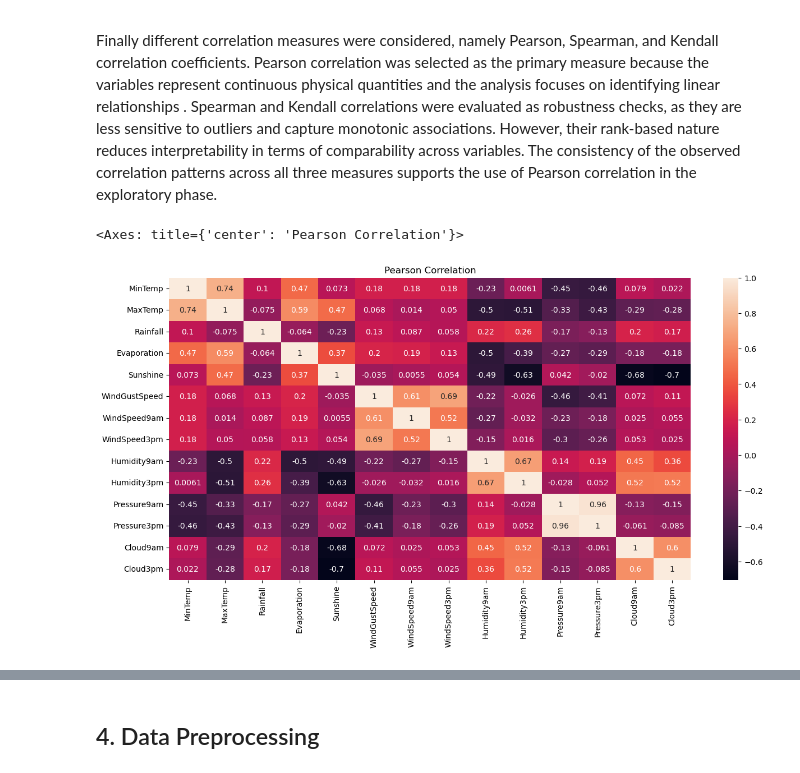
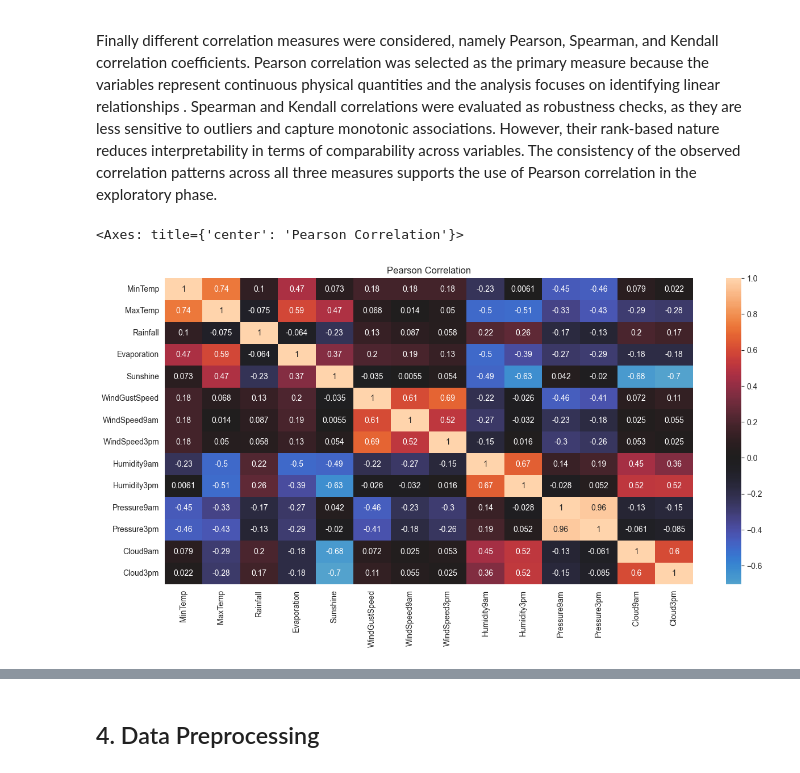
Before and after one commit to AstouK/Rain_Australia, a Jupyter notebook: rain_australia v3.ipynb, the cells around one changed output, grey strips where cells are left out. Drawn from its saved outputs; the diff is of its cells as text; code cells hidden in the pictures.

```diff
--- a/rain_australia v3.ipynb
+++ b/rain_australia v3.ipynb
@@ -2149,10 +2211,9 @@ corr_spearman = df_corr.corr(method='spearman')
 corr_kendall = df_corr.corr(method='kendall')
 # %%
-# Nils Becker (03817505)
 fig, axes = plt.subplots(figsize=(15,7))
 axes.set_title("Pearson Correlation")
-sns.heatmap(corr_pearson, annot=True)
+sns.heatmap(corr_pearson, annot=True, center=0)
 # %% [output]
 <Axes: title={'center': 'Pearson Correlation'}>
-[figure, old version]
+[figure, new version]
 # %% [markdown]
```
Also changed, not shown: parts of 53 cells of this notebook.
